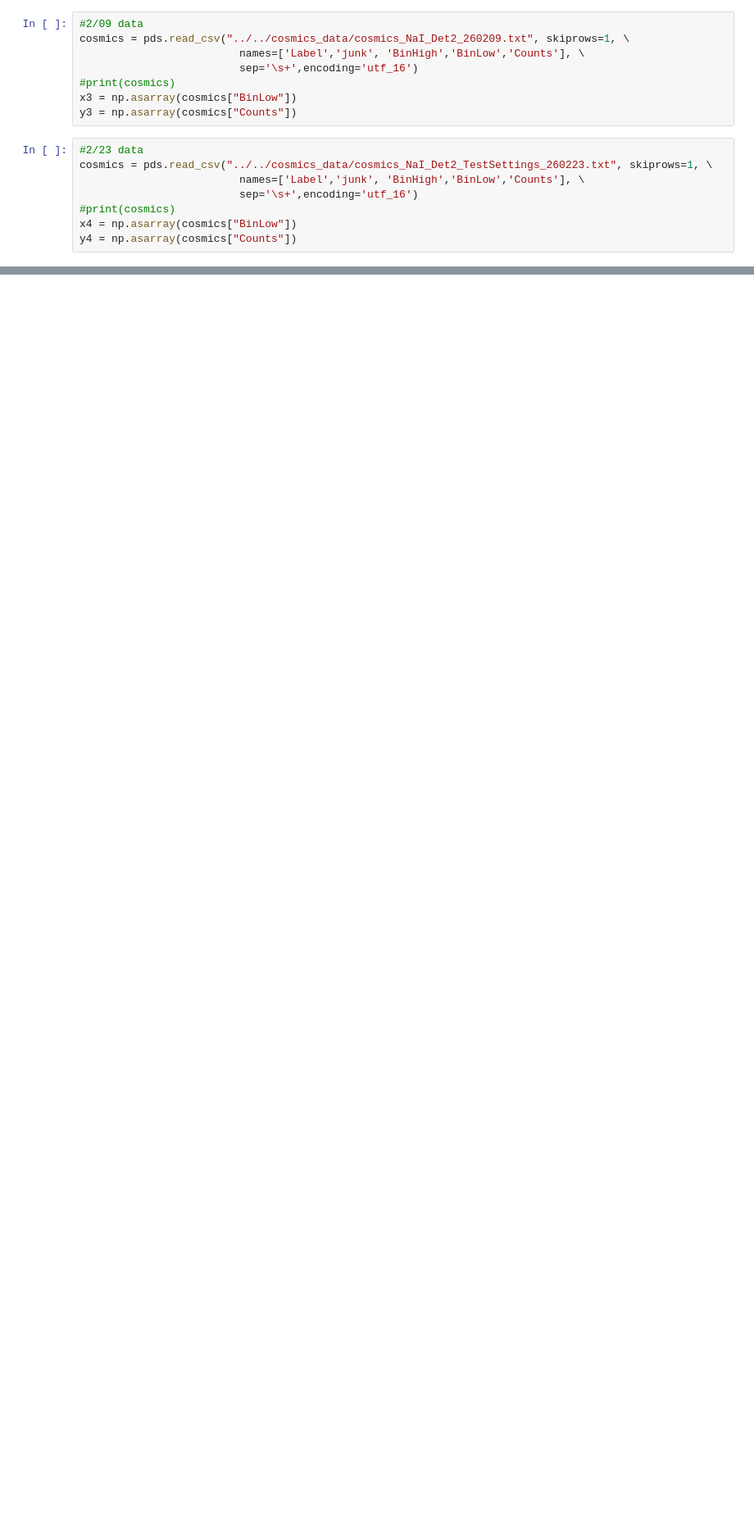
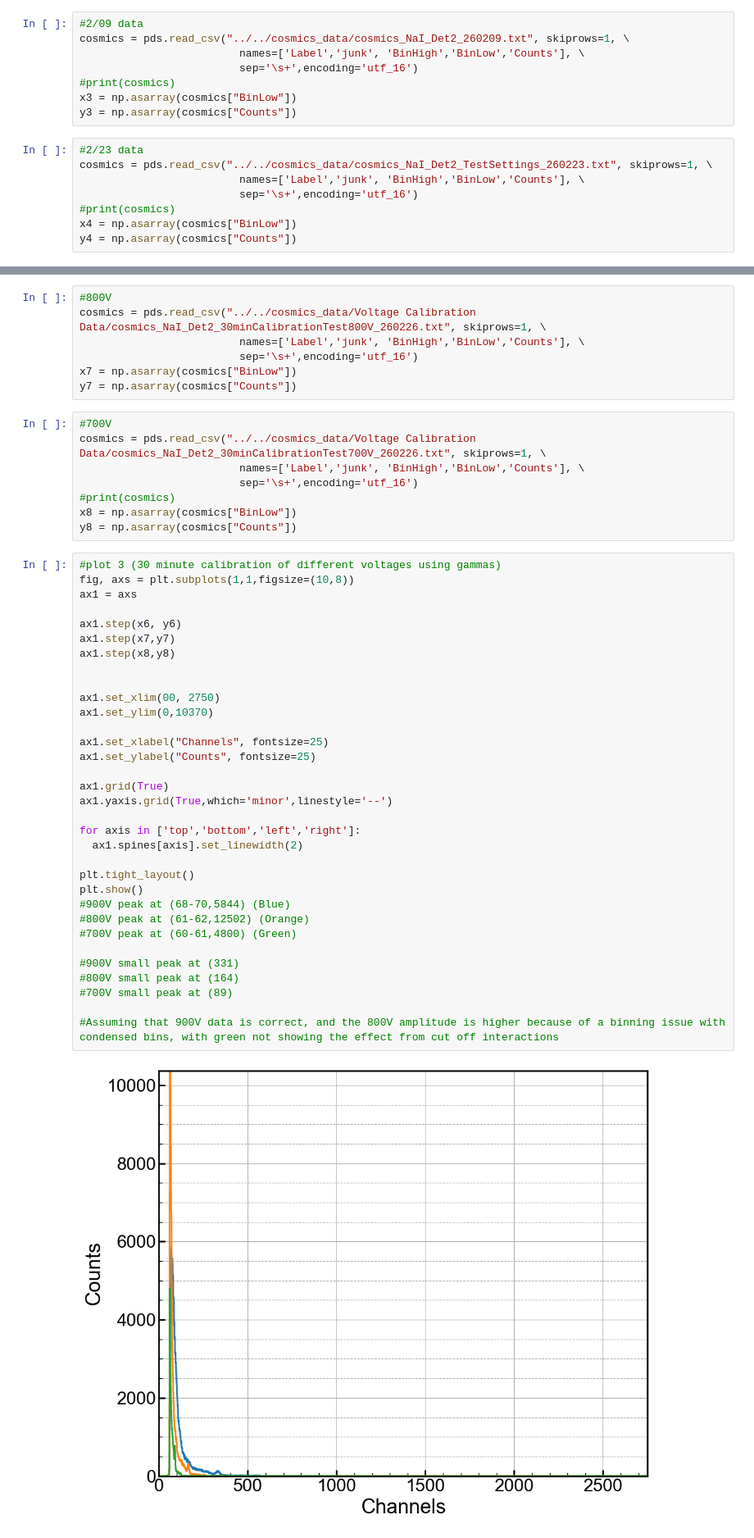
Before and after one commit to villano-lab/NaI_Array_Firmware, a Jupyter notebook: test_firmwares/TrigTest7/data_analysis/Analysis_Notebook/TESTCOPYNaI_Det2_260219_Analysis-Copy1.ipynb, the cells around one changed output, grey strips where cells are left out. Shown at 82% size. Cells and saved outputs as stored; diff of their text form; blank space fills up the shorter version.

```diff
--- a/test_firmwares/TrigTest7/data_analysis/Analysis_Notebook/TESTCOPYNaI_Det2_260219_Analysis-Copy1.ipynb
+++ b/test_firmwares/TrigTest7/data_analysis/Analysis_Notebook/TESTCOPYNaI_Det2_260219_Analysis-Copy1.ipynb
@@ -125,0 +134,50 @@ plt.show()
+# %%
+#800V
+cosmics = pds.read_csv("../../cosmics_data/Voltage Calibration Data/cosmics_NaI_Det2_30minCalibrationTest800V_260226.txt", skiprows=1, \
+                         names=['Label','junk', 'BinHigh','BinLow','Counts'], \
+                         sep='\s+',encoding='utf_16')
+x7 = np.asarray(cosmics["BinLow"])
+y7 = np.asarray(cosmics["Counts"])
+# %%
+#700V
+cosmics = pds.read_csv("../../cosmics_data/Voltage Calibration Data/cosmics_NaI_Det2_30minCalibrationTest700V_260226.txt", skiprows=1, \
+                         names=['Label','junk', 'BinHigh','BinLow','Counts'], \
+                         sep='\s+',encoding='utf_16')
+#print(cosmics)
+x8 = np.asarray(cosmics["BinLow"])
+y8 = np.asarray(cosmics["Counts"])
+# %%
+#plot 3 (30 minute calibration of different voltages using gammas)
+fig, axs = plt.subplots(1,1,figsize=(10,8))
+ax1 = axs
+
+ax1.step(x6, y6)
+ax1.step(x7,y7)
+ax1.step(x8,y8)
+
+
+ax1.set_xlim(00, 2750)
+ax1.set_ylim(0,10370)
+
+ax1.set_xlabel("Channels", fontsize=25)
+ax1.set_ylabel("Counts", fontsize=25)
+
+ax1.grid(True)
+ax1.yaxis.grid(True,which='minor',linestyle='--')
+
+for axis in ['top','bottom','left','right']:
+  ax1.spines[axis].set_linewidth(2)
+
+plt.tight_layout()
+plt.show()
+#900V peak at (68-70,5844) (Blue)
+#800V peak at (61-62,12502) (Orange)
+#700V peak at (60-61,4800) (Green)
+
+#900V small peak at (331)
+#800V small peak at (164)
+#700V small peak at (89)
+
+#Assuming that 900V data is correct, and the 800V amplitude is higher because of a binning issue with condensed bins, with green not showing the effect from cut off interactions
+# %% [output]
+[figure, added]
```
Also changed, not shown: parts of 6 cells of this notebook.
